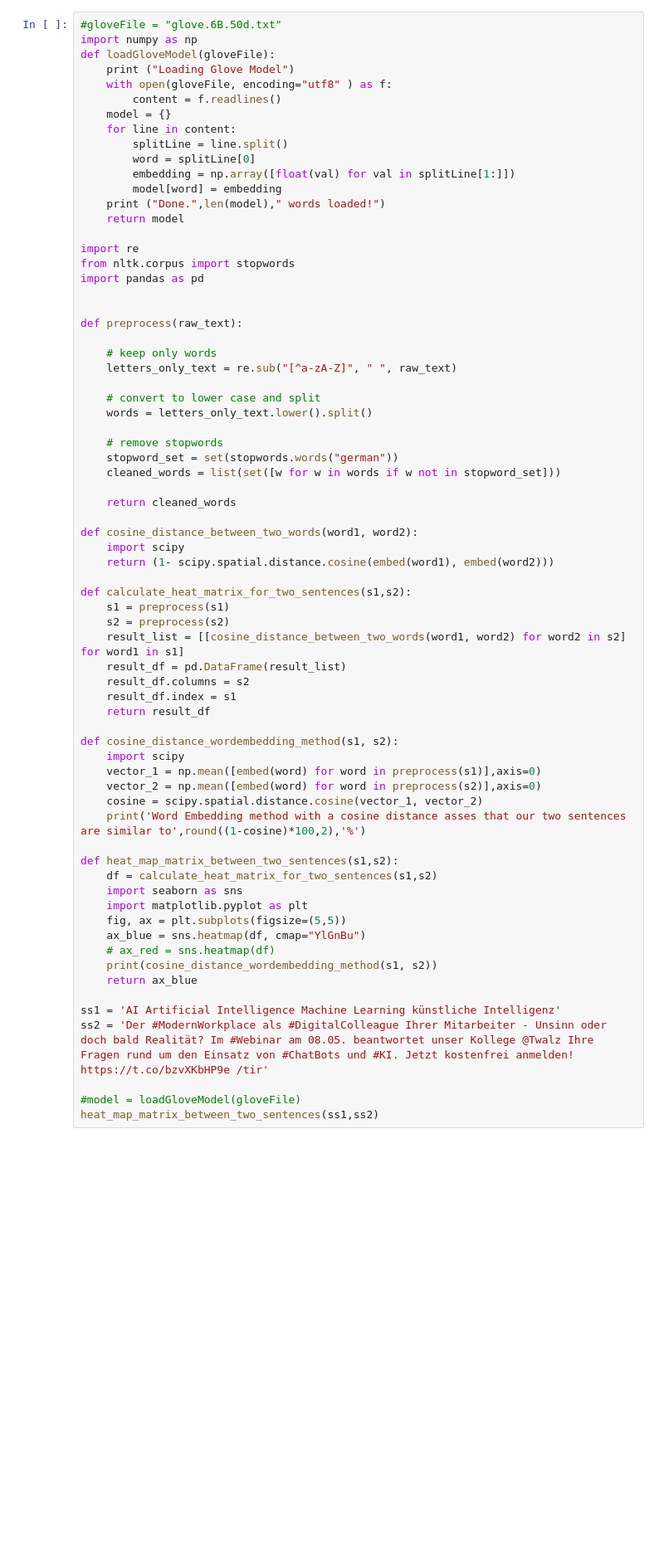
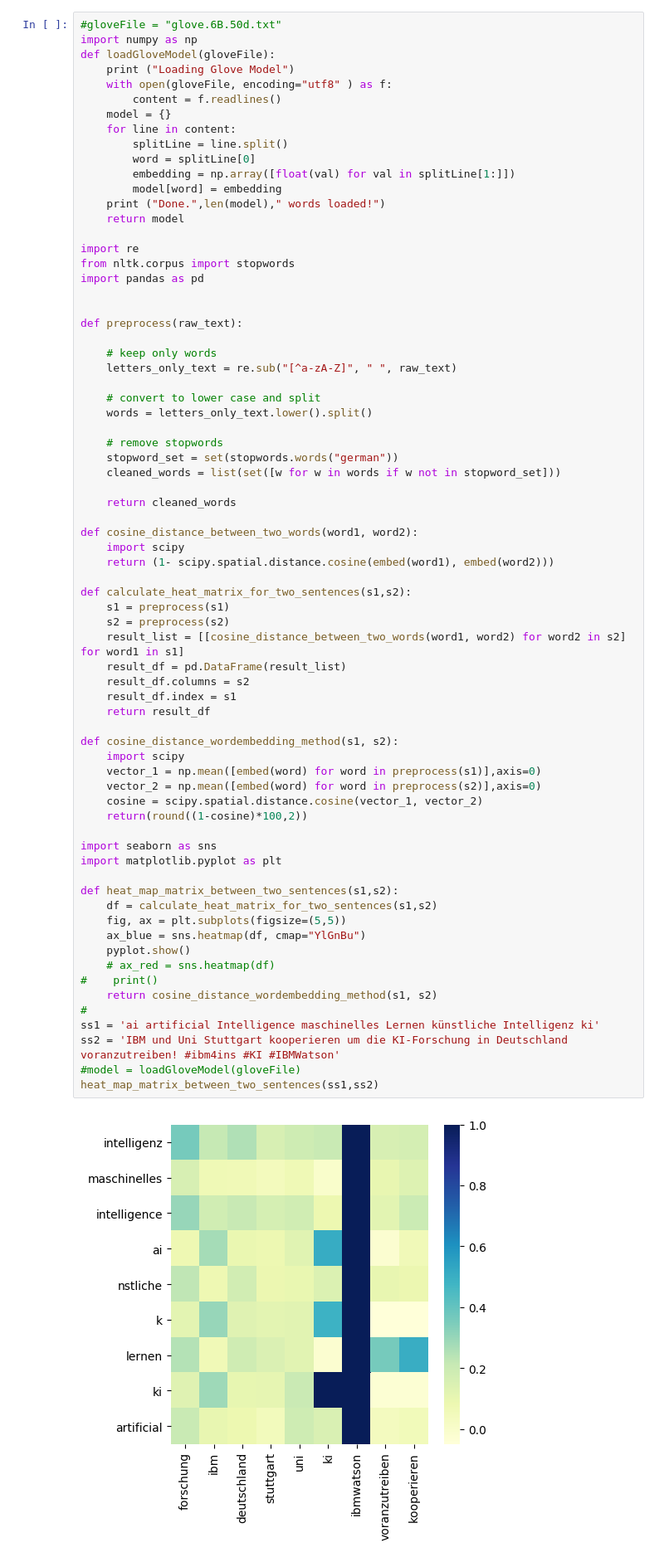
Before and after one commit to mohannadrateb/trend_topic_recognition, a Jupyter notebook: Embedding.ipynb, the cells around one changed output. Shown at 83% size. Drawn from its saved outputs; the diff is of its cells as text; blank space fills up the shorter version.

```diff
--- a/Embedding.ipynb
+++ b/Embedding.ipynb
@@ -81,39 +112,41 @@ def preprocess(raw_text):
 
     return cleaned_words
 
 def cosine_distance_between_two_words(word1, word2):
     import scipy
     return (1- scipy.spatial.distance.cosine(embed(word1), embed(word2)))
 
 def calculate_heat_matrix_for_two_sentences(s1,s2):
     s1 = preprocess(s1)
     s2 = preprocess(s2)
     result_list = [[cosine_distance_between_two_words(word1, word2) for word2 in s2] for word1 in s1]
     result_df = pd.DataFrame(result_list)
     result_df.columns = s2
     result_df.index = s1
     return result_df
 
 def cosine_distance_wordembedding_method(s1, s2):
     import scipy
     vector_1 = np.mean([embed(word) for word in preprocess(s1)],axis=0)
     vector_2 = np.mean([embed(word) for word in preprocess(s2)],axis=0)
     cosine = scipy.spatial.distance.cosine(vector_1, vector_2)
-    print('Word Embedding method with a cosine distance asses that our two sentences are similar to',round((1-cosine)*100,2),'%')
+    return(round((1-cosine)*100,2))
+
+import seaborn as sns
+import matplotlib.pyplot as plt
 
 def heat_map_matrix_between_two_sentences(s1,s2):
     df = calculate_heat_matrix_for_two_sentences(s1,s2)
-    import seaborn as sns
-    import matplotlib.pyplot as plt
     fig, ax = plt.subplots(figsize=(5,5))
     ax_blue = sns.heatmap(df, cmap="YlGnBu")
+    pyplot.show()
     # ax_red = sns.heatmap(df)
-    print(cosine_distance_wordembedding_method(s1, s2))
-    return ax_blue
-
-ss1 = 'AI Artificial Intelligence Machine Learning künstliche Intelligenz'
-ss2 = 'Der #ModernWorkplace als #DigitalColleague Ihrer Mitarbeiter - Unsinn oder doch bald Realität? Im #Webinar am 08.05. beantwortet unser Kollege @Twalz Ihre Fragen rund um den Einsatz von #ChatBots und #KI. Jetzt kostenfrei anmelden! https://t.co/bzvXKbHP9e /tir'
-
+#    print()
+    return cosine_distance_wordembedding_method(s1, s2)
+#
+ss1 = 'ai artificial Intelligence maschinelles Lernen künstliche Intelligenz ki'
+ss2 = 'IBM und Uni Stuttgart kooperieren um die KI-Forschung in Deutschland voranzutreiben! #ibm4ins #KI #IBMWatson'
 #model = loadGloveModel(gloveFile)
 heat_map_matrix_between_two_sentences(ss1,ss2)
 # %% [output]
+[figure, added]
```
Also changed, not shown: parts of 23 cells of this notebook.
